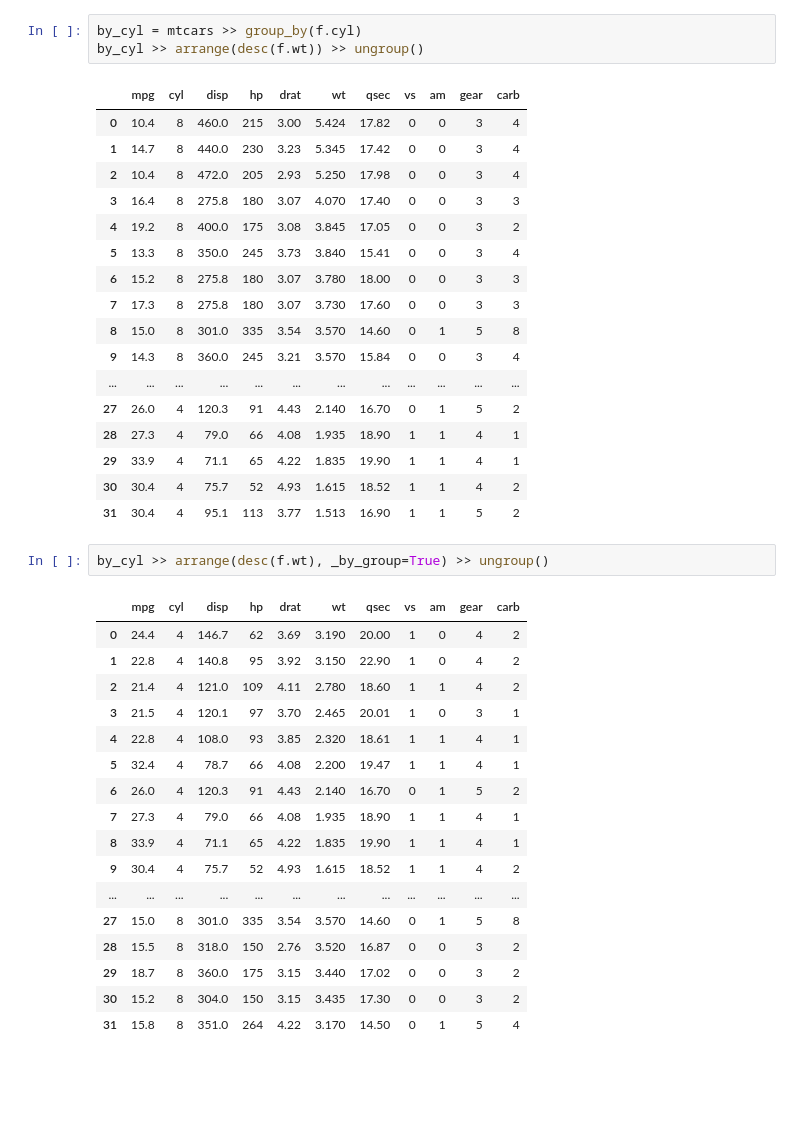
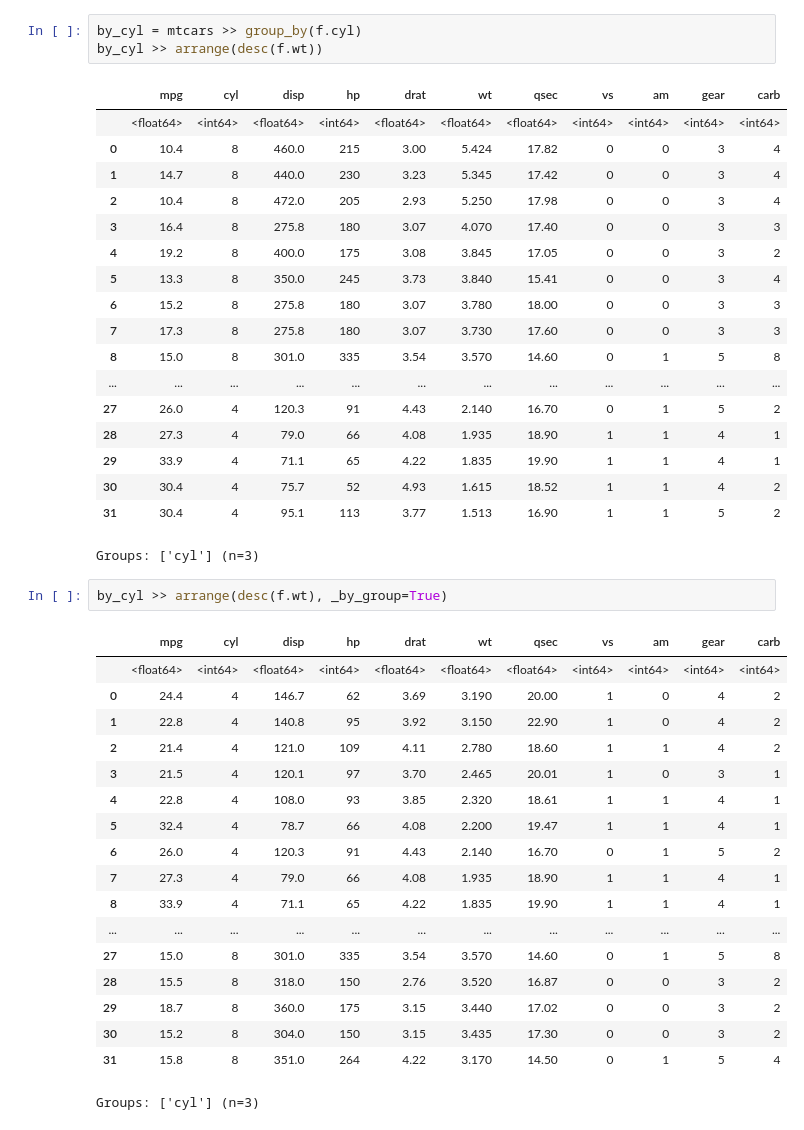
Before and after one commit to pwwang/datar, a Jupyter notebook: docs/notebooks/arrange.ipynb, the cells around one changed output. Saved outputs shown, nothing was run; the diff lists cells and outputs as text; blank space fills up the shorter version.

```diff
--- a/docs/notebooks/arrange.ipynb
+++ b/docs/notebooks/arrange.ipynb
@@ -71,9 +81,10 @@ mtcars >> arrange(desc(f.disp))
 | 31 | 33.9 | 4 | 71.1 | 65 | 4.22 | 1.835 | 19.90 | 1 | 1 | 4 | 1 |
 # %%
 by_cyl = mtcars >> group_by(f.cyl)
-by_cyl >> arrange(desc(f.wt)) >> ungroup()
+by_cyl >> arrange(desc(f.wt))
 # %% [output]
 |  | mpg | cyl | disp | hp | drat | wt | qsec | vs | am | gear | carb |
+|  | <float64> | <int64> | <float64> | <int64> | <float64> | <float64> | <float64> | <int64> | <int64> | <int64> | <int64> |
 | 0 | 10.4 | 8 | 460.0 | 215 | 3.00 | 5.424 | 17.82 | 0 | 0 | 3 | 4 |
 | 1 | 14.7 | 8 | 440.0 | 230 | 3.23 | 5.345 | 17.42 | 0 | 0 | 3 | 4 |
 | 2 | 10.4 | 8 | 472.0 | 205 | 2.93 | 5.250 | 17.98 | 0 | 0 | 3 | 4 |
@@ -83,17 +94,18 @@ by_cyl >> arrange(desc(f.wt)) >> ungroup()
 | 6 | 15.2 | 8 | 275.8 | 180 | 3.07 | 3.780 | 18.00 | 0 | 0 | 3 | 3 |
 | 7 | 17.3 | 8 | 275.8 | 180 | 3.07 | 3.730 | 17.60 | 0 | 0 | 3 | 3 |
 | 8 | 15.0 | 8 | 301.0 | 335 | 3.54 | 3.570 | 14.60 | 0 | 1 | 5 | 8 |
-| 9 | 14.3 | 8 | 360.0 | 245 | 3.21 | 3.570 | 15.84 | 0 | 0 | 3 | 4 |
 | ... | ... | ... | ... | ... | ... | ... | ... | ... | ... | ... | ... |
 | 27 | 26.0 | 4 | 120.3 | 91 | 4.43 | 2.140 | 16.70 | 0 | 1 | 5 | 2 |
 | 28 | 27.3 | 4 | 79.0 | 66 | 4.08 | 1.935 | 18.90 | 1 | 1 | 4 | 1 |
 | 29 | 33.9 | 4 | 71.1 | 65 | 4.22 | 1.835 | 19.90 | 1 | 1 | 4 | 1 |
 | 30 | 30.4 | 4 | 75.7 | 52 | 4.93 | 1.615 | 18.52 | 1 | 1 | 4 | 2 |
 | 31 | 30.4 | 4 | 95.1 | 113 | 3.77 | 1.513 | 16.90 | 1 | 1 | 5 | 2 |
+Groups: ['cyl'] (n=3)
 # %%
-by_cyl >> arrange(desc(f.wt), _by_group=True) >> ungroup()
+by_cyl >> arrange(desc(f.wt), _by_group=True)
 # %% [output]
 |  | mpg | cyl | disp | hp | drat | wt | qsec | vs | am | gear | carb |
+|  | <float64> | <int64> | <float64> | <int64> | <float64> | <float64> | <float64> | <int64> | <int64> | <int64> | <int64> |
 | 0 | 24.4 | 4 | 146.7 | 62 | 3.69 | 3.190 | 20.00 | 1 | 0 | 4 | 2 |
 | 1 | 22.8 | 4 | 140.8 | 95 | 3.92 | 3.150 | 22.90 | 1 | 0 | 4 | 2 |
 | 2 | 21.4 | 4 | 121.0 | 109 | 4.11 | 2.780 | 18.60 | 1 | 1 | 4 | 2 |
@@ -103,13 +115,13 @@ by_cyl >> arrange(desc(f.wt), _by_group=True) >> ungroup()
 | 6 | 26.0 | 4 | 120.3 | 91 | 4.43 | 2.140 | 16.70 | 0 | 1 | 5 | 2 |
 | 7 | 27.3 | 4 | 79.0 | 66 | 4.08 | 1.935 | 18.90 | 1 | 1 | 4 | 1 |
 | 8 | 33.9 | 4 | 71.1 | 65 | 4.22 | 1.835 | 19.90 | 1 | 1 | 4 | 1 |
-| 9 | 30.4 | 4 | 75.7 | 52 | 4.93 | 1.615 | 18.52 | 1 | 1 | 4 | 2 |
 | ... | ... | ... | ... | ... | ... | ... | ... | ... | ... | ... | ... |
 | 27 | 15.0 | 8 | 301.0 | 335 | 3.54 | 3.570 | 14.60 | 0 | 1 | 5 | 8 |
 | 28 | 15.5 | 8 | 318.0 | 150 | 2.76 | 3.520 | 16.87 | 0 | 0 | 3 | 2 |
 | 29 | 18.7 | 8 | 360.0 | 175 | 3.15 | 3.440 | 17.02 | 0 | 0 | 3 | 2 |
 | 30 | 15.2 | 8 | 304.0 | 150 | 3.15 | 3.435 | 17.30 | 0 | 0 | 3 | 2 |
 | 31 | 15.8 | 8 | 351.0 | 264 | 4.22 | 3.170 | 14.50 | 0 | 1 | 5 | 4 |
+Groups: ['cyl'] (n=3)
 # %%
 # use subscription for f-expression
 def tidy_eval_arrange(_data, var):
```
Also changed, not shown: parts of 6 cells of this notebook, 26 other files.
